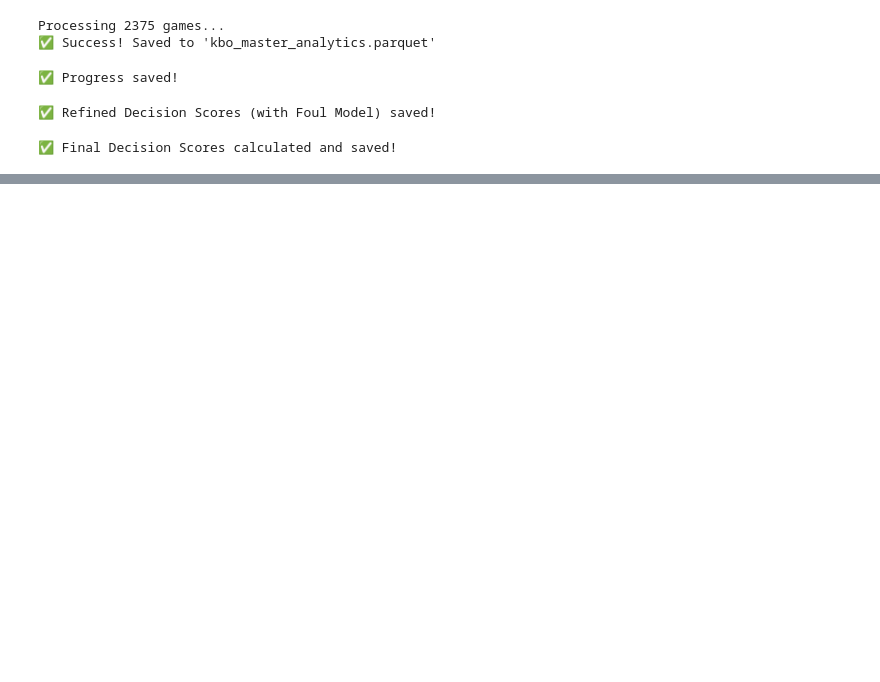
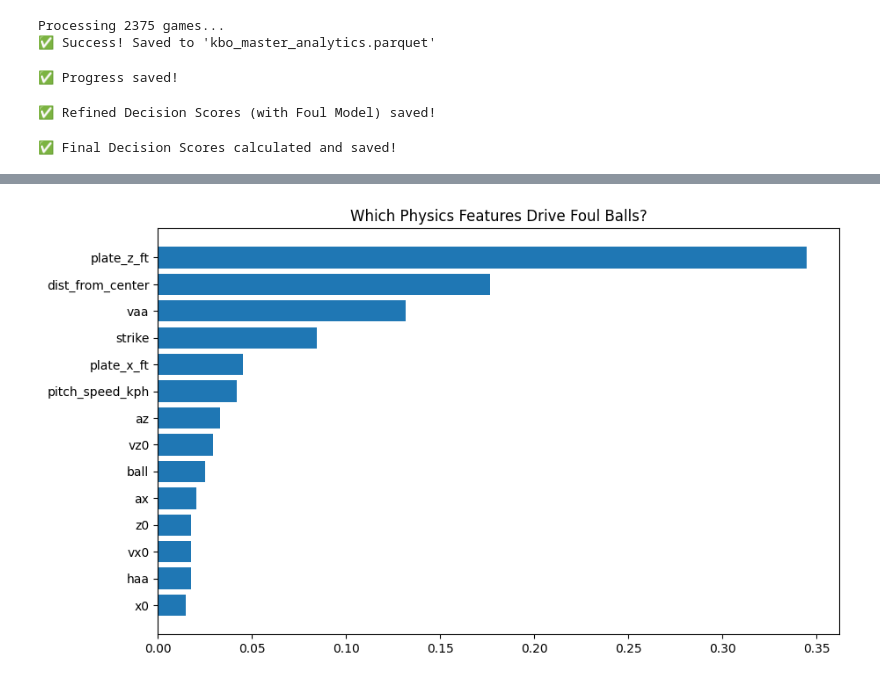
Before and after one commit to brodover/KBO-Analytics-2025, a Jupyter notebook: naver_pitch.ipynb, the cells around one changed output, grey strips where cells are left out. Cells and saved outputs as stored; diff of their text form; code cells hidden in the pictures; blank space fills up the shorter version.

Commit message:
- added some charts to check and refine data

```diff
--- a/naver_pitch.ipynb
+++ b/naver_pitch.ipynb
@@ -3060,7 +3041,7 @@ def prepare_foul_model_data(df):
     return df_swings
 
 # Features to use for training
-features = [
+foul_features = [
     'plate_x_ft', 'plate_z_ft', 'pitch_speed_kph',
     'vaa', 'haa', 'dist_from_center',
     'ax', 'az', 'vx0', 'vz0',
@@ -3075,10 +3056,10 @@ df = add_physics_features(df)
 foul_train_df = prepare_foul_model_data(df)
 
 foul_model = XGBClassifier(n_estimators=100, max_depth=4, learning_rate=0.1, random_state=42)
-foul_model.fit(foul_train_df[features].fillna(0), foul_train_df['is_foul'])
+foul_model.fit(foul_train_df[foul_features].fillna(0), foul_train_df['is_foul'])
 
 # Predict P(Foul | Swing) for every pitch in the main df
-df['prob_foul_if_swing'] = foul_model.predict_proba(df[features].fillna(0))[:, 1]
+df['prob_foul_if_swing'] = foul_model.predict_proba(df[foul_features].fillna(0))[:, 1]
 
 df.to_parquet("kbo_master_with_probs_and_foul.parquet", index=False)
 print("✅ Refined Decision Scores (with Foul Model) saved!")
@@ -3246,3 +3227,23 @@ top_10_per_team.to_csv("kbo_team_leaderboards_2025.csv", index=False, encoding='
 batter_year_df.to_csv("kbo_full_rankings_2025.csv", index=False, encoding='utf-8-sig')
 
 print("📊 Leaderboards saved to CSV successfully!")
+# %%
+# Which Physics Features Drive Foul Balls? chart
+# 1. plate_z_ft
+# 2. dist_from_center
+# 3. vaa
+# 4. strike
+
+import matplotlib.pyplot as plt
+
+# Plotting Feature Importance
+feature_importance = foul_model.feature_importances_
+sorted_idx = np.argsort(feature_importance)
+
+plt.figure(figsize=(10, 6))
+plt.barh(range(len(sorted_idx)), feature_importance[sorted_idx], align='center')
+plt.yticks(range(len(sorted_idx)), [foul_features[i] for i in sorted_idx])
+plt.title('Which Physics Features Drive Foul Balls?')
+plt.show()
+# %% [output]
+[figure, added]
```
Also changed, not shown: parts of 7 cells of this notebook, 1 other file.
